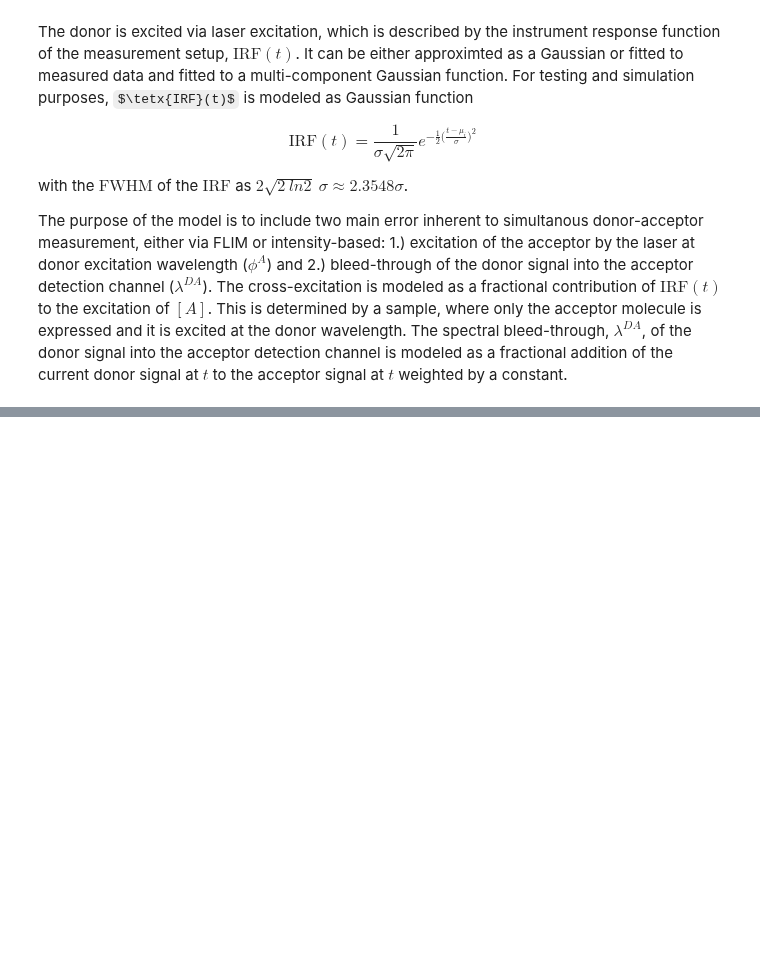
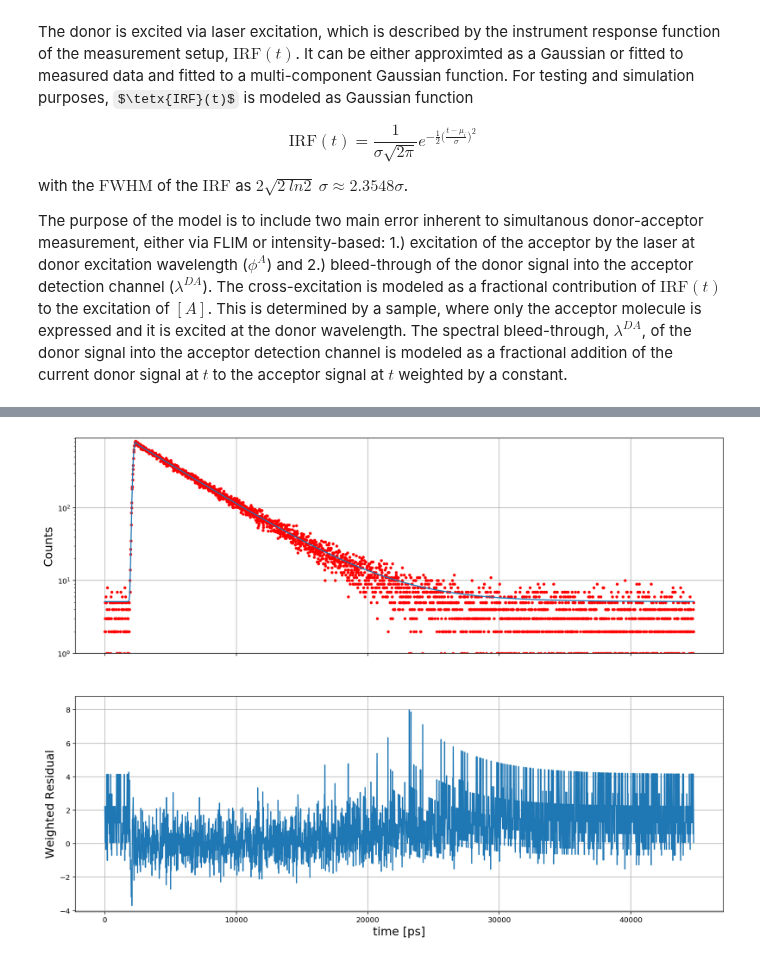
Before and after one commit to Tomkaehst/PhasorFLIM, a Jupyter notebook: notebooks/FLIM Fitting Donor-Acceptor Model.ipynb, the cells around one changed output, grey strips where cells are left out. Drawn from its saved outputs; the diff is of its cells as text; code cells hidden in the pictures; some formulas as TeX source; blank space fills up the shorter version.

```diff
--- a/notebooks/FLIM Fitting Donor-Acceptor Model.ipynb
+++ b/notebooks/FLIM Fitting Donor-Acceptor Model.ipynb
@@ -130,17 +130,15 @@ def residuals(pars, t, data, weighted = True):
 
     if(weighted == True):
 
-        resids_donor = ((data[:, 1] - model[:, 1])**2) * calculateWeights(data[:, 1])
-        resids_acceptor = ((data[:, 3] - model[:, 3])**2) * calculateWeights(data[:, 3])
+        resids_donor = (((data[:, 1] - model[:, 1])**2) * calculateWeights(data[:, 1])) / model[:, 1]
+        resids_acceptor = (((data[:, 3] - model[:, 3])**2) * calculateWeights(data[:, 3])) / model[:, 3]
 
     else:
-        resids_donor = (model[:, 1] - data[:, 1])**2 # We only have D_1 and A_1, so we only calculate residuals for them
-        resids_acceptor = (model[:, 3] - data[:, 3])**2
+        resids_donor = ((data[:, 1] - model[:, 1])**2) / model[:, 1]
+        resids_acceptor = ((data[:, 3] - model[:, 3])**2) / model[:, 3]
 
     resids = np.hstack((resids_donor, resids_acceptor))
-
-    # Sums residuals, when optimize.minimize() is used
-    #resids = np.sum(resids)
+    resids = np.sum(resids)
 
     return(resids)
 
@@ -360,0 +877,81 @@ plt.show()
+# %%
+# Fitting by optimizing towards residuals
+## Defining fitting function and perfoming fit
+## Initial guessing and Data Fitting
+para_start = (
+    estimateBackground(fluoresceine_c1_sumDecay), # offset
+    50000, # Amplitude 1
+    2500, # tau 1
+    1500, # Laser mu / shift
+    100, # Laser sigma
+    max(fluoresceine_c1_sumDecay)*10 # Scatter
+)
+
+para_names = (
+    "offset",
+    "amp1",
+    "tau1",
+    "mu",
+    "sig",
+    "Scat"
+)
+
+
+para_bounds = (
+    (0, # offset
+     1, # amp1
+     200, # tau1
+     10, # IRFmu
+     20, # IRFsigma
+     0), # Scatter
+    (1000,
+     500000,
+     10000,
+     10000,
+     500,
+     np.infty)
+)
+
+para_opt = optimize.least_squares(residuals,
+                                  para_start,
+                                  method = 'trf',
+                                  ftol = 1e-15,
+                                  xtol = 1e-15,
+                                  args = (tAxis, fluoresceine_c1_sumDecay, False),
+                                  bounds = para_bounds,
+                                  max_nfev = 10000,
+                                  verbose = 1)
+
+
+fitted_curve = convolutedDecay(tAxis, *para_opt['x'], True)
+weighted_resid = (fitted_curve - fluoresceine_c1_sumDecay)*calculateWeights(fluoresceine_c1_sumDecay)
+
+fig, ax = plt.subplots(2, 1, sharex = True)
+fig.suptitle = 'test'
+ax[0].plot(tAxis, fluoresceine_c1_sumDecay, 'r.')
+ax[0].plot(tAxis, fitted_curve)
+ax[0].set(ylim = (1, max(fluoresceine_c1_sumDecay)*1.1), ylabel = 'Counts', yscale = 'log')
+ax[0].grid()
+ax[1].plot(tAxis, weighted_resid)
+ax[1].set(xlabel = 'time [ps]', ylabel = 'Weighted Residual', ylim = (min(weighted_resid)*1.1, max(weighted_resid)*1.1))
+ax[1].grid()
+plt.savefig('../notebooks/monoFit.pdf', format = 'pdf')
+plt.show()
+
+print("\tInput Parameters\t Fitted Parameters")
+print("---------------------------------------------")
+for i in range(0, len(para_names)):
+    print(para_names[i],"\t\t", para_start[i], "\t\t\t", para_opt['x'][i])
+
+
+# Chi-Squared
+chisq = np.sum(((fluoresceine_c1_sumDecay - fitted_curve)**2)/fitted_curve)
+chisq_scipy = stats.chisquare(fluoresceine_c1_sumDecay, fitted_curve, len(para_start))
+
+chisq_red = chisq/(len(fluoresceine_c1_sumDecay) - len(para_start))
+df = len(fluoresceine_c1_sumDecay) - len(para_start)
+
+print("\n")
+print("Chi-Sq (abs. / red.):\t", chisq, "\t", chisq_red)
+print("Chi-Sq (SciPy):\t\t", chisq_scipy[0], "\t", chisq_scipy[0]/df, " (p-value:", chisq_scipy[1], ")\n")
+# %% [output]
@@ -360,0 +960 @@ plt.show()
+[figure, added]
```
Also changed, not shown: parts of 20 cells of this notebook, 2 other files.
